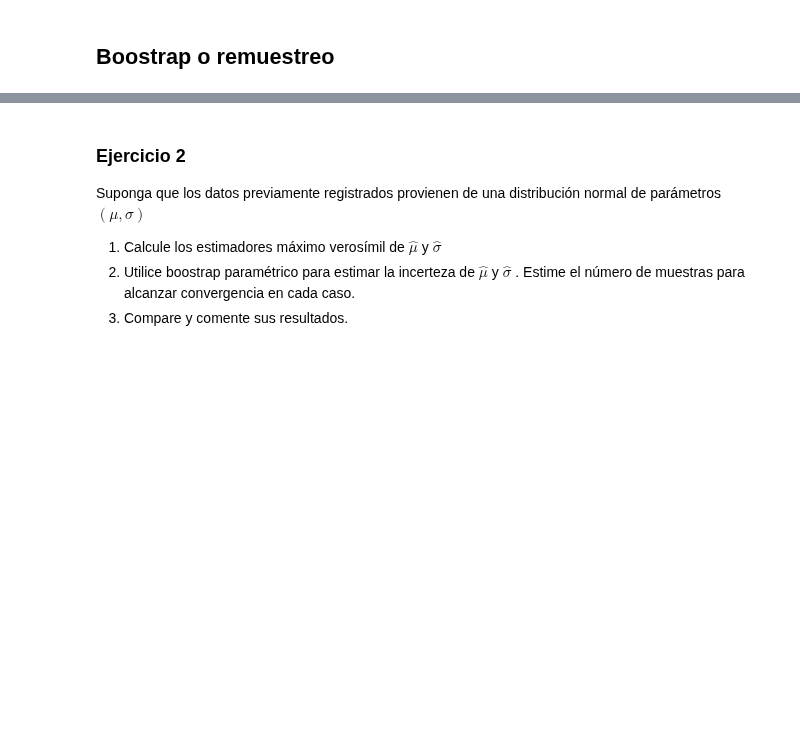
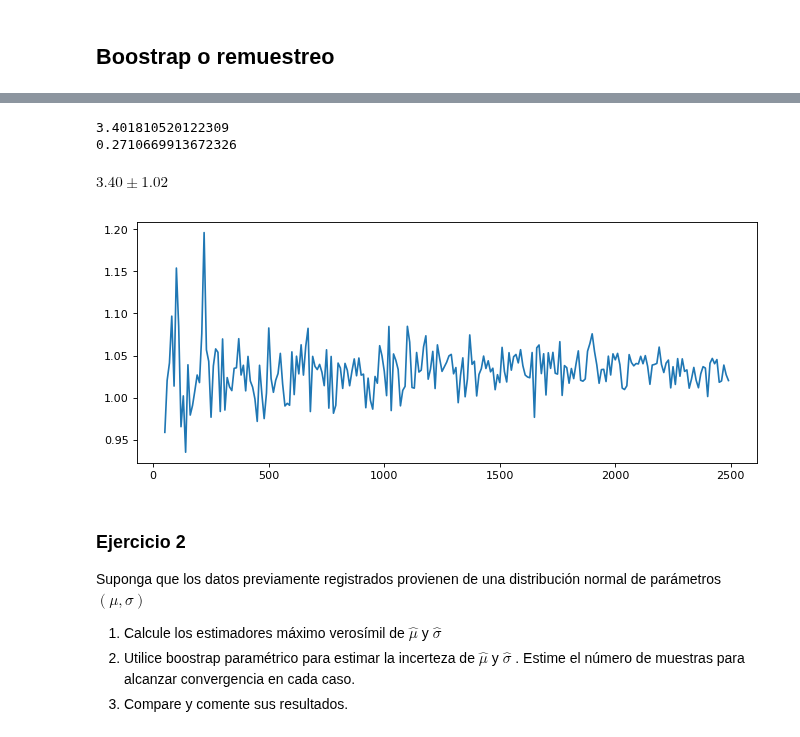
Before and after one commit to estebantejeda/INFO274, a Jupyter notebook: lab5/Laboratorio5.ipynb, the cells around one changed output, grey strips where cells are left out. Drawn from its saved outputs; the diff is of its cells as text; code cells hidden in the pictures; blank space fills up the shorter version.

```diff
--- a/lab5/Laboratorio5.ipynb
+++ b/lab5/Laboratorio5.ipynb
@@ -49,3 +67,36 @@ $\displaystyle 11.65 \pm 1.04$
+# %%
+m = statistics.stdev(datos)
+print(m)
+b=2500
+step=10
+rng1 =  list(range(50,b,step))
+
+mm = 0
+mn =[]
+bkn=[]
+for i in rng1:
+    mn=[]
+    for i in range(i):
+        dat = np.random.choice(list(datos),size=n,replace=True)
+        mn.append(statistics.stdev(dat))
+    var = statistics.variance(mn)
+    bkn.append(1.96*math.sqrt(var))
+
+var = statistics.variance(mn)
+print(var)
+rango = 1.96*math.sqrt(var)
+display(Math('%0.2f \pm %0.2f' % (m, rango )))
+# %% [output]
+3.401810520122309
+0.2710669913672326
+$\displaystyle 3.40 \pm 1.02$
+# %%
+fig, ax = plt.subplots(1, 1, figsize=(10, 4), dpi=80)
+rng2 = np.array(range(50,b))
+ax.plot(rng1,bkn)
+plt.show()
+# %% [output]
+[figure, added]
 # %% [markdown]
 ### Ejercicio 2
 
```
Also changed, not shown: parts of 5 cells of this notebook.
